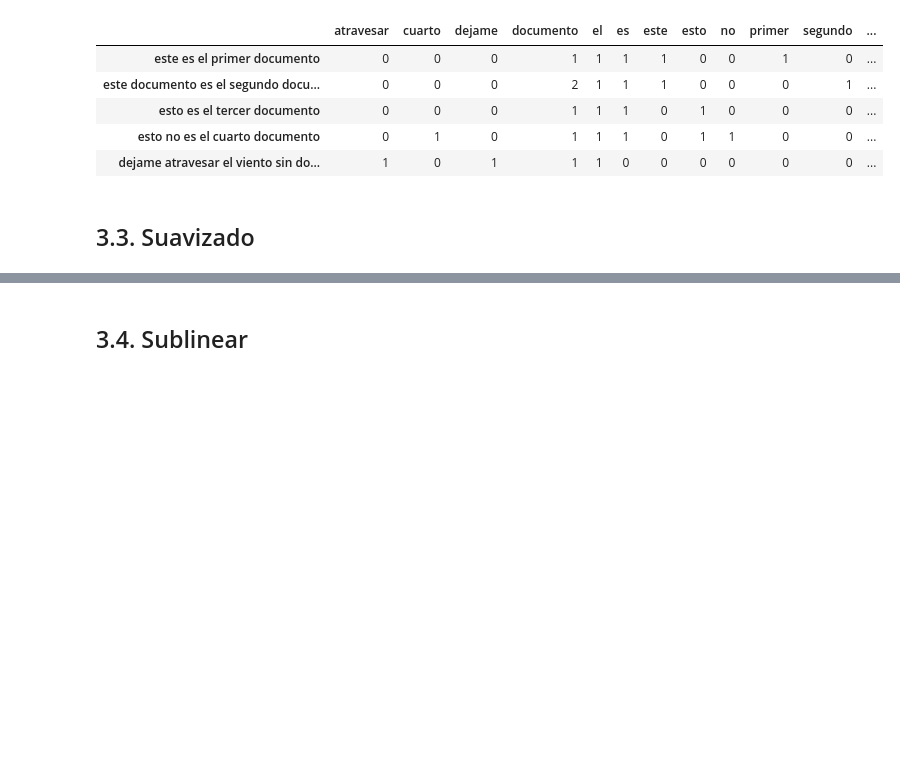
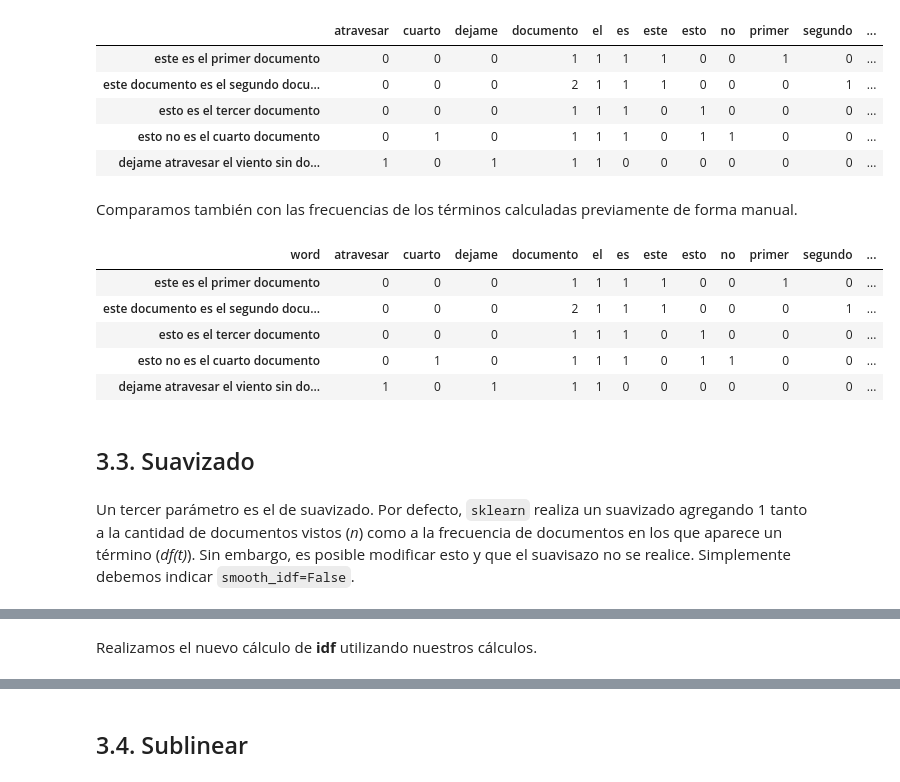
Before and after one commit to macfernandez/nlp-with-pytorch, a Jupyter notebook: fill_in_the_gaps/tf-idf.ipynb, the cells around one changed output, grey strips where cells are left out. Saved outputs shown, nothing was run; the diff lists cells and outputs as text; code cells hidden in the pictures; blank space fills up the shorter version.

```diff
--- a/fill_in_the_gaps/tf-idf.ipynb
+++ b/fill_in_the_gaps/tf-idf.ipynb
@@ -509,8 +517,21 @@ count_vect
 | esto es el tercer documento | 0 | 0 | 0 | 1 | 1 | 1 | 0 | 1 | 0 | 0 | 0 | ... |
 | esto no es el cuarto documento | 0 | 1 | 0 | 1 | 1 | 1 | 0 | 1 | 1 | 0 | 0 | ... |
 | dejame atravesar el viento sin do... | 1 | 0 | 1 | 1 | 1 | 0 | 0 | 0 | 0 | 0 | 0 | ... |
+# %% [markdown]
+Comparamos también con las frecuencias de los términos calculadas previamente de forma manual.
+# %%
+tf_byhand.reindex(count_vect.index)
+# %% [output]
+| word | atravesar | cuarto | dejame | documento | el | es | este | esto | no | primer | segundo | ... |
+| este es el primer documento | 0 | 0 | 0 | 1 | 1 | 1 | 1 | 0 | 0 | 1 | 0 | ... |
+| este documento es el segundo docu... | 0 | 0 | 0 | 2 | 1 | 1 | 1 | 0 | 0 | 0 | 1 | ... |
+| esto es el tercer documento | 0 | 0 | 0 | 1 | 1 | 1 | 0 | 1 | 0 | 0 | 0 | ... |
+| esto no es el cuarto documento | 0 | 1 | 0 | 1 | 1 | 1 | 0 | 1 | 1 | 0 | 0 | ... |
+| dejame atravesar el viento sin do... | 1 | 0 | 1 | 1 | 1 | 0 | 0 | 0 | 0 | 0 | 0 | ... |
 # %% [markdown]
 ## 3.3. Suavizado
+# %% [markdown]
+Un tercer parámetro es el de suavizado. Por defecto, `sklearn` realiza un suavizado agregando 1 tanto a la cantidad de documentos vistos (_n_) como a la frecuencia de documentos en los que aparece un término (_df(t)_). Sin embargo, es posible modificar esto y que el suavisazo no se realice. Simplemente debemos indicar `smooth_idf=False`.
 # %%
 tfidf_vectorizer_notsmooth = TfidfVectorizer(smooth_idf=False)
 X_notsmooth = tfidf_vectorizer_notsmooth.fit_transform(corpus)
@@ -523,6 +544,8 @@ tfidf_sklearn_notsmooth
 | esto es el tercer documento | 0.000000 | 0.000000 | 0.000000 | 0.267477 | 0.267477 | 0.327163 | 0.000000 | 0.512564 | 0.000000 | 0.000000 | 0.000000 | ... |
 | esto no es el cuarto documento | 0.000000 | 0.572342 | 0.000000 | 0.219335 | 0.219335 | 0.268279 | 0.000000 | 0.420310 | 0.572342 | 0.000000 | 0.000000 | ... |
 | dejame atravesar el viento sin do... | 0.482595 | 0.000000 | 0.482595 | 0.184942 | 0.184942 | 0.000000 | 0.000000 | 0.000000 | 0.000000 | 0.000000 | 0.000000 | ... |
+# %% [markdown]
+Realizamos el nuevo cálculo de **idf** utilizando nuestros cálculos.
 # %%
 df['idf_notsmooth'] = df['n']/df['dft']
 df['idf_notsmooth'] = df.idf_notsmooth.apply(log)
```
Also changed, not shown: parts of 29 cells of this notebook.
